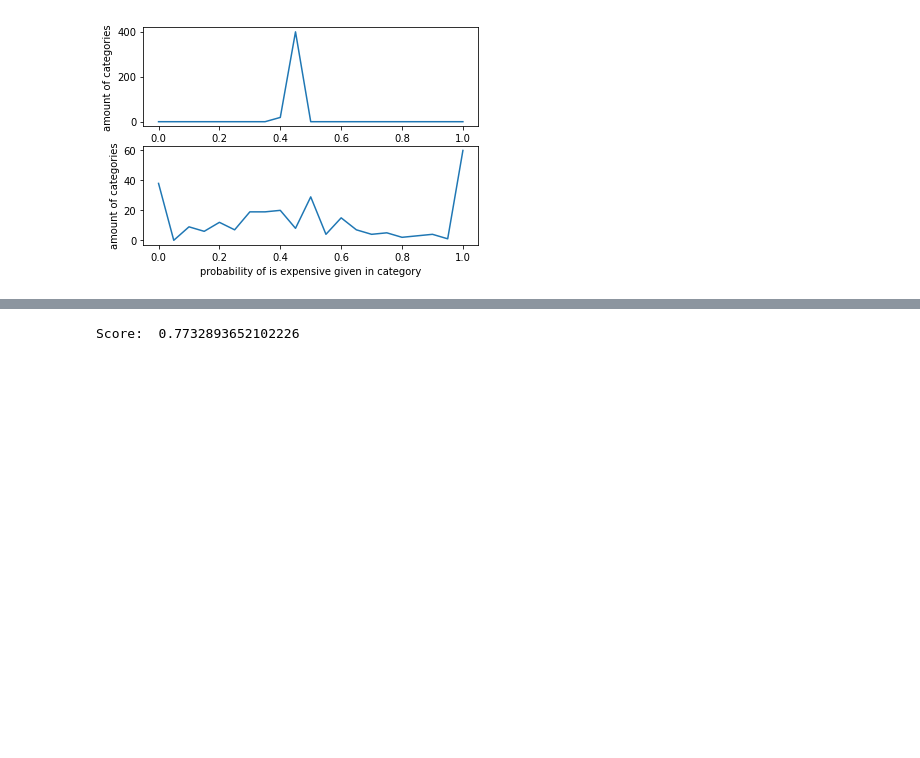
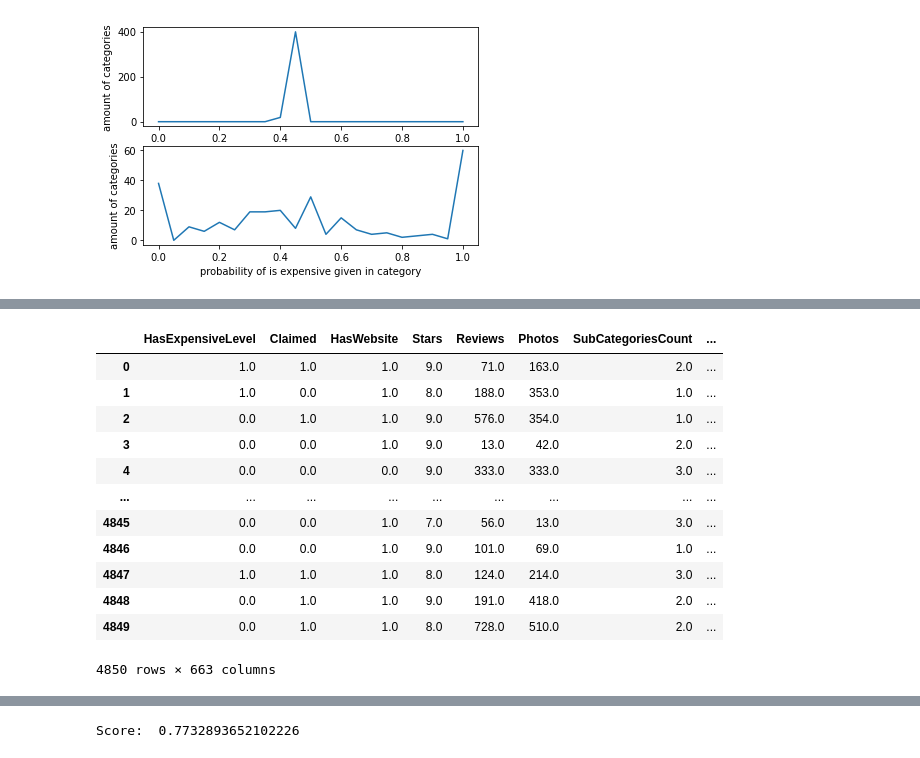
Before and after one commit to omer-priel/TheRootOfDataScience, a Jupyter notebook: notebooks/main_lior.ipynb, the cells around one changed output, grey strips where cells are left out. Saved outputs shown, nothing was run; the diff lists cells and outputs as text; code cells hidden in the pictures; blank space fills up the shorter version.

Commit message:
generalized create_general_collumns

```diff
--- a/notebooks/main_lior.ipynb
+++ b/notebooks/main_lior.ipynb
@@ -424,17 +424,26 @@ if SHOW_IN_DEVELOPMENT:
 # %% [output]
 [figure]
 # %%
-## create category classes for a data frame
-def create_category_class(df_create:pd.DataFrame):
-    sub_categories = filter(lambda x: x.startswith("Cat_"),df_create.columns)
+## create collumns which generally represents a bunch of other collumns based on their relative probability
+class create_general_collumns:
     collumn_map = np.empty(16, dtype= object)
-    for i in range(collumn_map.shape[0]):
-        collumn_map[i] = []
-    for category in sub_categories:
-        mean_df = df[[target_column, category]].groupby([category]).mean()
-        if (1.0 in mean_df.index):
-            collumn_map[(int)((mean_df.loc[1.0,target_column]*15).round())] += [category]
-    index=0
-    for category_class in collumn_map:
-        df_create["category_class"+str(index)] = df_create[category_class].sum(axis=1)
-        index+=1
+
+    def __init__(self,starter):
+        self.starts = lambda x:x.startswith(starter)
+
+
+    def fit(self,df_create:pd.DataFrame):
+        sub_categories = filter(self.starts,df_create.columns)
+        np.empty(16, dtype= object)
+        for i in range(self.collumn_map.shape[0]):
+            self.collumn_map[i] = []
+        for category in sub_categories:
+            mean_df = df[[target_column, category]].groupby([category]).mean()
+            if (1.0 in mean_df.index):
+                self.collumn_map[(int)((mean_df.loc[1.0,target_column]*15).round())] += [category]
+
+    def transform(self,df_create:pd.DataFrame):
+        index=0
+        for category_class in self.collumn_map:
+            df_create["category_class"+str(index)] = df_create[category_class].sum(axis=1)
+            index+=1
@@ -480,0 +450,19 @@ if SHOW_IN_DEVELOPMENT:
+# %%
+create_category=create_general_collumns("Cat_")
+create_category.fit(df)
+create_category.transform(df)
+df
+# %% [output]
+|  | HasExpensiveLevel | Claimed | HasWebsite | Stars | Reviews | Photos | SubCategoriesCount | ... |
+| 0 | 1.0 | 1.0 | 1.0 | 9.0 | 71.0 | 163.0 | 2.0 | ... |
+| 1 | 1.0 | 0.0 | 1.0 | 8.0 | 188.0 | 353.0 | 1.0 | ... |
+| 2 | 0.0 | 1.0 | 1.0 | 9.0 | 576.0 | 354.0 | 1.0 | ... |
+| 3 | 0.0 | 0.0 | 1.0 | 9.0 | 13.0 | 42.0 | 2.0 | ... |
+| 4 | 0.0 | 0.0 | 0.0 | 9.0 | 333.0 | 333.0 | 3.0 | ... |
+| ... | ... | ... | ... | ... | ... | ... | ... | ... |
+| 4845 | 0.0 | 0.0 | 1.0 | 7.0 | 56.0 | 13.0 | 3.0 | ... |
+| 4846 | 0.0 | 0.0 | 1.0 | 9.0 | 101.0 | 69.0 | 1.0 | ... |
+| 4847 | 1.0 | 1.0 | 1.0 | 8.0 | 124.0 | 214.0 | 3.0 | ... |
+| 4848 | 0.0 | 1.0 | 1.0 | 9.0 | 191.0 | 418.0 | 2.0 | ... |
+| 4849 | 0.0 | 1.0 | 1.0 | 8.0 | 728.0 | 510.0 | 2.0 | ... |
+4850 rows × 663 columns
```
Also changed, not shown: parts of 8 cells of this notebook.
